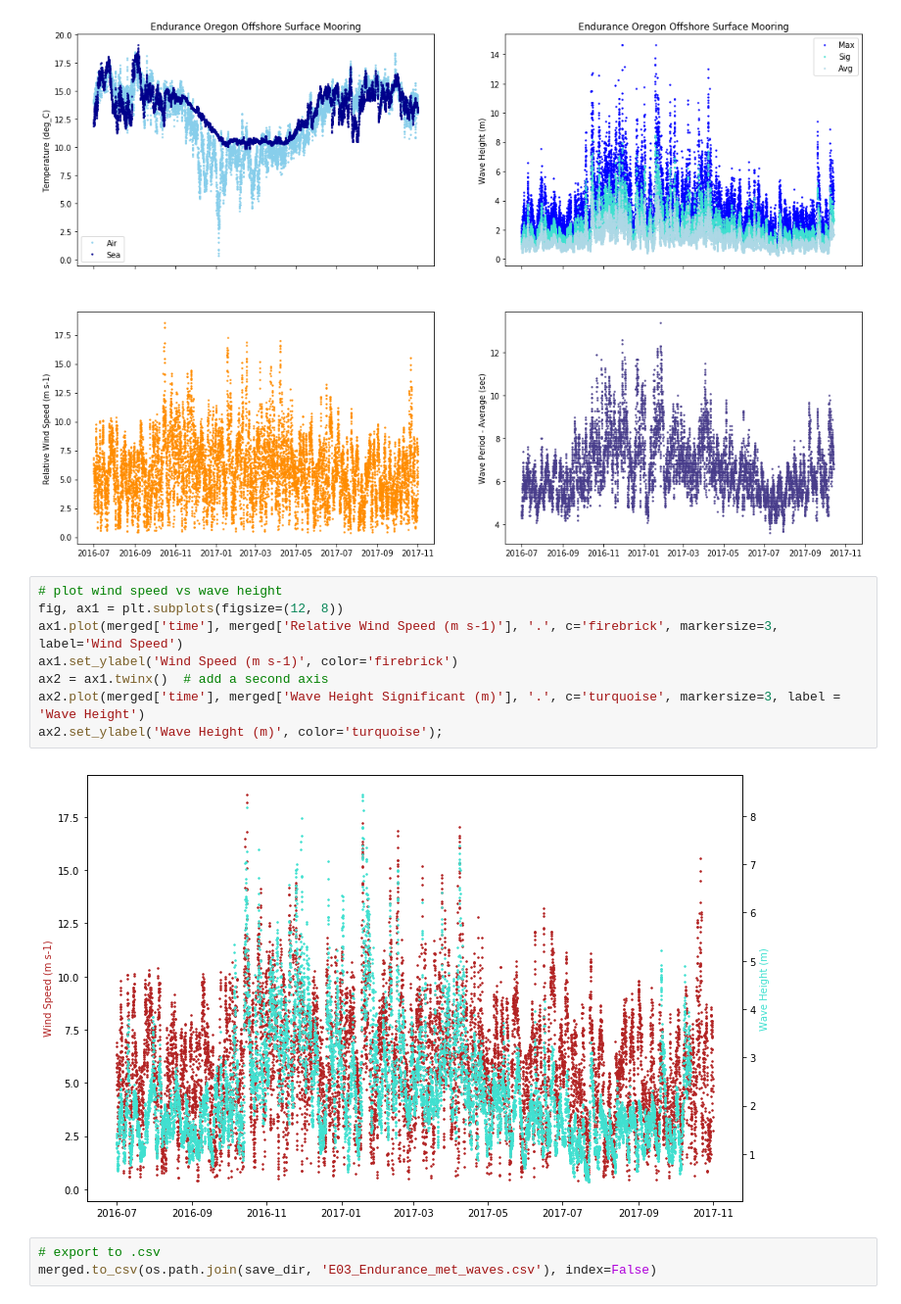
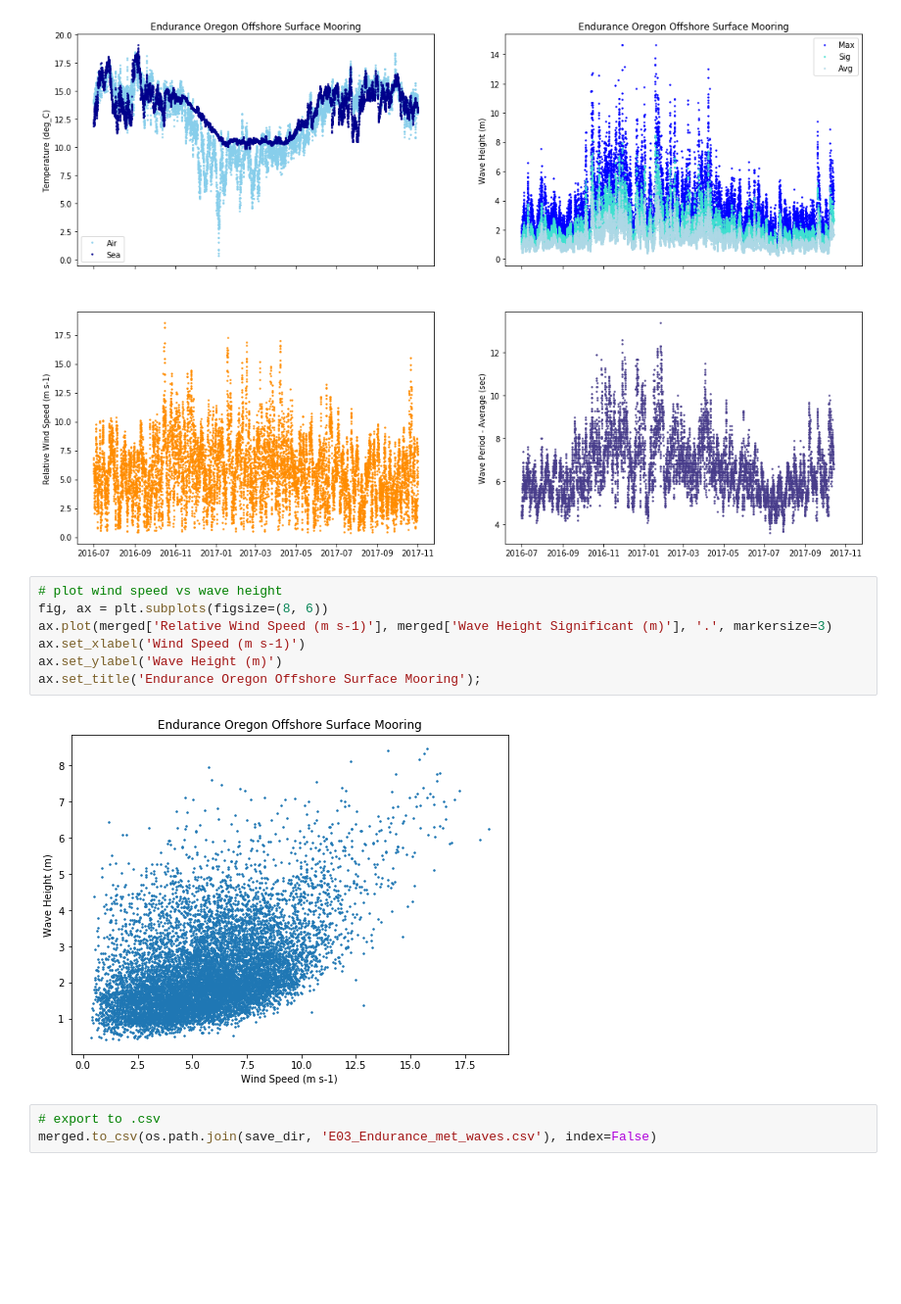
Before and after one commit to ooi-data-lab/nugget-notebooks, a Jupyter notebook: extras/E03_Endurance_met_waves_seasonal_cycle.ipynb, the cells around one changed output. Shown at 98% size. Drawn from its saved outputs; the diff is of its cells as text; blank space fills up the shorter version.

Commit message:
update graph

```diff
--- a/extras/E03_Endurance_met_waves_seasonal_cycle.ipynb
+++ b/extras/E03_Endurance_met_waves_seasonal_cycle.ipynb
@@ -281,14 +281,13 @@ axs[1,1].set_ylabel('Wave Period - Average (sec)');
 [figure]
 # %%
 # plot wind speed vs wave height
-fig, ax1 = plt.subplots(figsize=(12, 8))
-ax1.plot(merged['time'], merged['Relative Wind Speed (m s-1)'], '.', c='firebrick', markersize=3, label='Wind Speed')
-ax1.set_ylabel('Wind Speed (m s-1)', color='firebrick')
-ax2 = ax1.twinx()  # add a second axis
-ax2.plot(merged['time'], merged['Wave Height Significant (m)'], '.', c='turquoise', markersize=3, label = 'Wave Height')
-ax2.set_ylabel('Wave Height (m)', color='turquoise');
+fig, ax = plt.subplots(figsize=(8, 6))
+ax.plot(merged['Relative Wind Speed (m s-1)'], merged['Wave Height Significant (m)'], '.', markersize=3)
+ax.set_xlabel('Wind Speed (m s-1)')
+ax.set_ylabel('Wave Height (m)')
+ax.set_title('Endurance Oregon Offshore Surface Mooring');
 # %% [output]
-[figure, old version]
+[figure, new version]
 # %%
 # export to .csv
 merged.to_csv(os.path.join(save_dir, 'E03_Endurance_met_waves.csv'), index=False)
```
Also changed, not shown: parts of 1 cell of this notebook.
